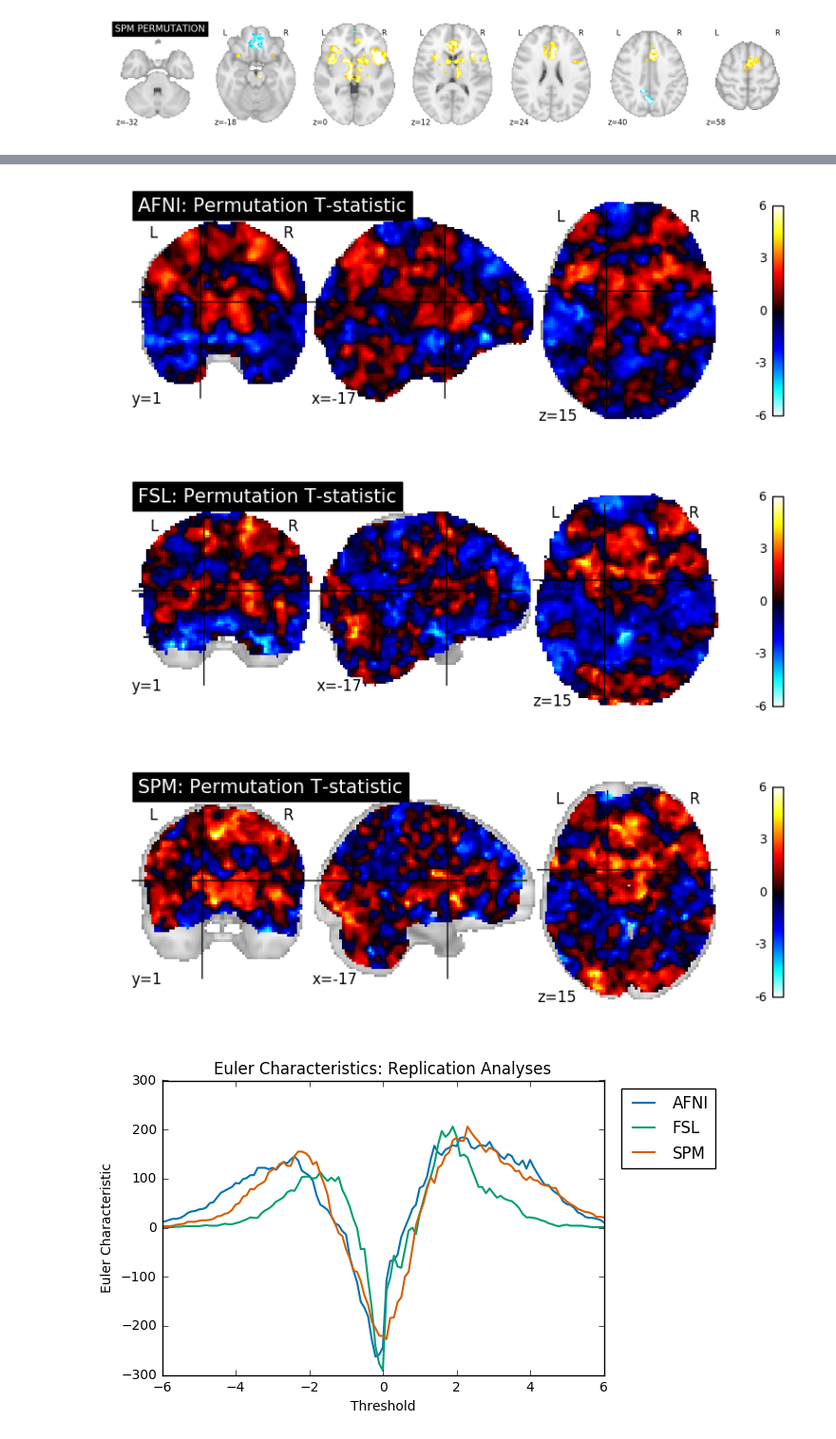
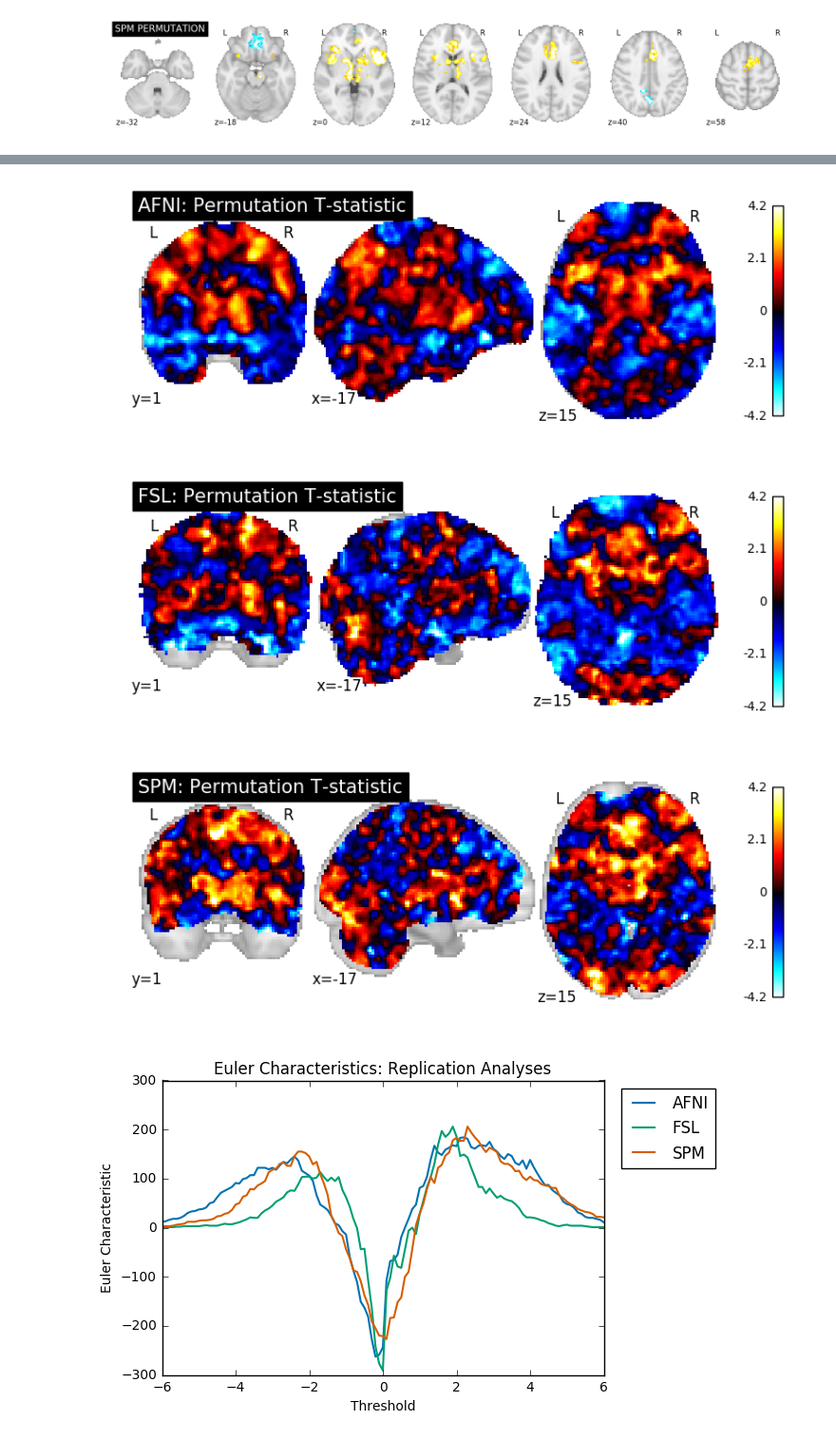
Before and after one commit to NISOx-BDI/Software_Comparison, a Jupyter notebook: ds001_notebook.ipynb, the cells around one changed output, grey strips where cells are left out. Shown at 95% size. Saved outputs shown, nothing was run; the diff lists cells and outputs as text; code cells hidden in the pictures.

Commit message:
notebook t-stat images now take max colorbar num as input, bland altman plots comparing parametric to permutation added

```diff
--- a/ds001_notebook.ipynb
+++ b/ds001_notebook.ipynb
@@ -425,10 +425,10 @@ plot_stat_images.plot_stat_images(afni_stat_file, spm_stat_file, [-17, 1, 15], '
 # %%
 reload(plot_stat_images)
-plot_stat_images.plot_stat_images(afni_perm, spm_perm, [-17, 1, 15], 'Permutation T-statistic', fsl_perm)
+plot_stat_images.plot_stat_images(afni_perm, spm_perm, max_activation, [-17, 1, 15], 'Permutation T-statistic', fsl_perm)
 # %% [output]
-[figure, old version]
+[figure, new version]
-[figure, old version]
+[figure, new version]
-[figure, old version]
+[figure, new version]
 # %%
 from lib import euler_characteristics
 reload(euler_characteristics)
```
Also changed, not shown: parts of 3 cells of this notebook, 4 other files.
